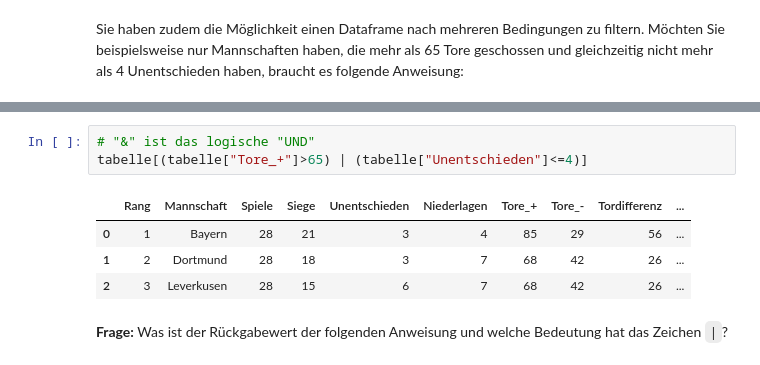
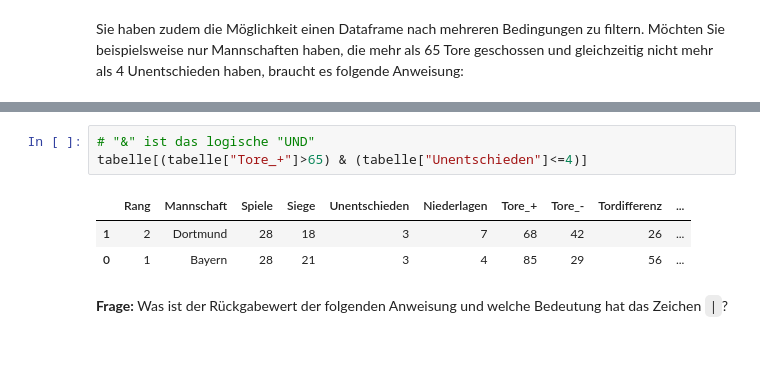
Before and after one commit to AlexKressner/KI_Logistik_Python, a Jupyter notebook: G1_Pandas_Data_Analysis.ipynb, the cells around one changed output, grey strips where cells are left out. Drawn from its saved outputs; the diff is of its cells as text.

```diff
--- a/G1_Pandas_Data_Analysis.ipynb
+++ b/G1_Pandas_Data_Analysis.ipynb
@@ -225,11 +368,10 @@ Sie haben zudem die Möglichkeit einen Dataframe nach mehreren Bedingungen zu fi
 # %%
 # "&" ist das logische "UND"
-tabelle[(tabelle["Tore_+"]>65) | (tabelle["Unentschieden"]<=4)]
+tabelle[(tabelle["Tore_+"]>65) & (tabelle["Unentschieden"]<=4)]
 # %% [output]
 |  | Rang | Mannschaft | Spiele | Siege | Unentschieden | Niederlagen | Tore_+ | Tore_- | Tordifferenz | ... |
+| 1 | 2 | Dortmund | 28 | 18 | 3 | 7 | 68 | 42 | 26 | ... |
 | 0 | 1 | Bayern | 28 | 21 | 3 | 4 | 85 | 29 | 56 | ... |
-| 1 | 2 | Dortmund | 28 | 18 | 3 | 7 | 68 | 42 | 26 | ... |
-| 2 | 3 | Leverkusen | 28 | 15 | 6 | 7 | 68 | 42 | 26 | ... |
 # %% [markdown]
 **Frage:** Was ist der Rückgabewert der folgenden Anweisung und welche Bedeutung hat das Zeichen `|`?
 # %% [markdown]
```
Also changed, not shown: parts of 87 cells of this notebook.
